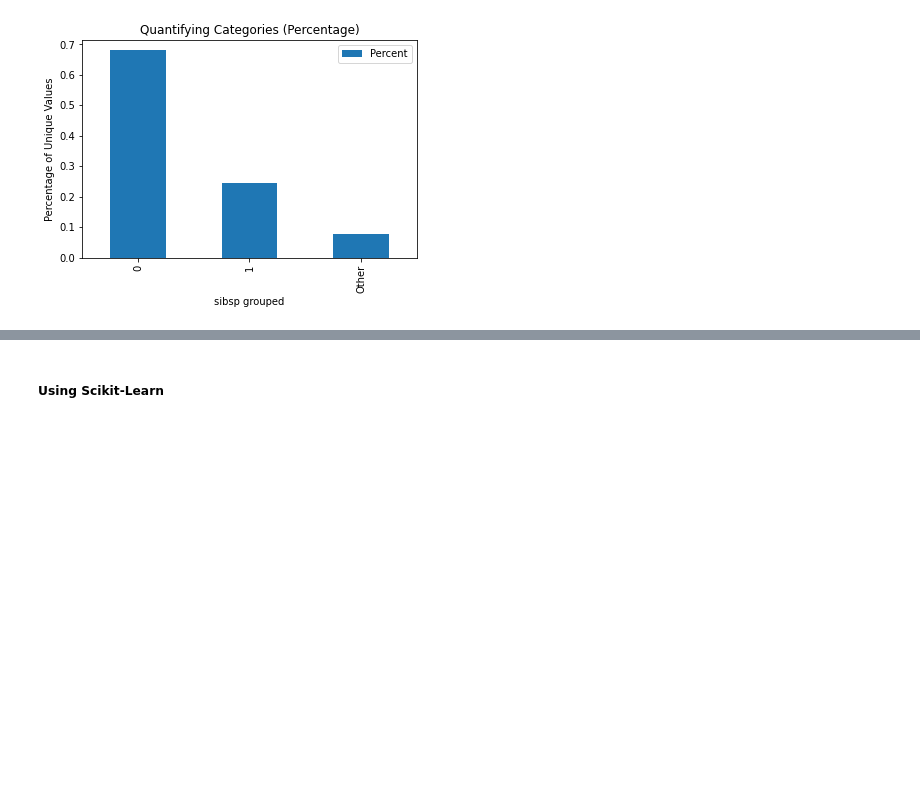
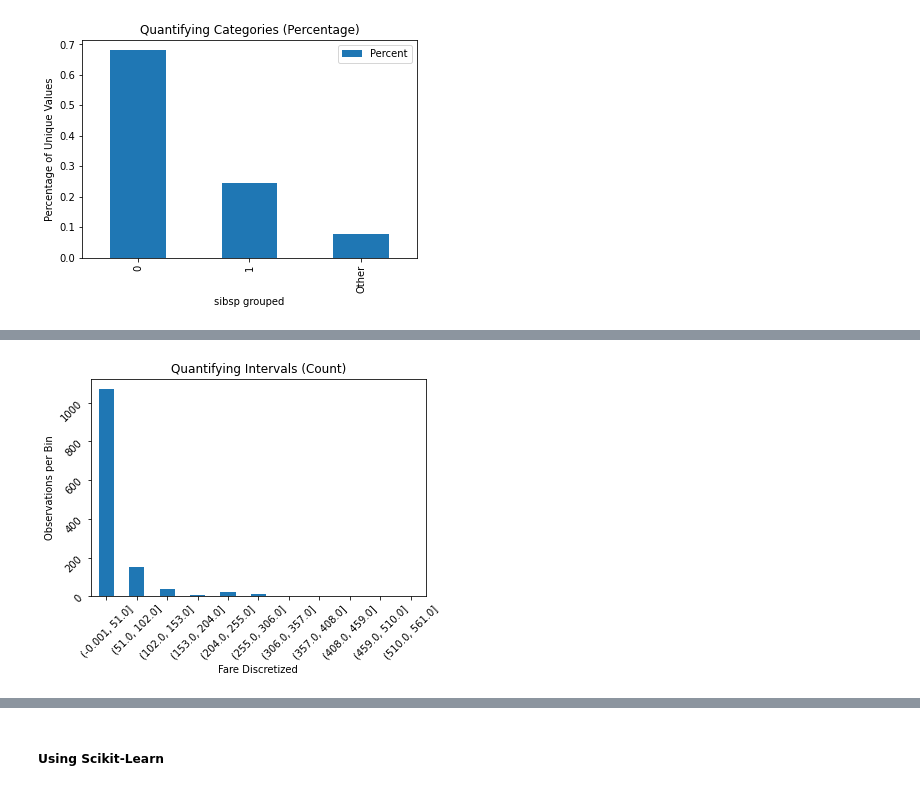
Before and after one commit to jtupitza-msft/edsp-mentoring-program, a Jupyter notebook: 04-Feature-Engineering.ipynb, the cells around one changed output, grey strips where cells are left out. Saved outputs shown, nothing was run; the diff lists cells and outputs as text; code cells hidden in the pictures; blank space fills up the shorter version.

```diff
--- a/04-Feature-Engineering.ipynb
+++ b/04-Feature-Engineering.ipynb
@@ -1204,0 +1198,9 @@ df_copy[['age','AgeGroup']].head(7).sort_values(by=['age'], ascending=True)
+# %%
+df_copy = df[numerical_cols].copy()
+
+n_bins = 10
+print("Number of Bins: ", n_bins)
+
+fare_range = df_copy['fare'].max() - df_copy['fare'].min()
+print("Range: ", fare_range)
+print("Bin Width: ", fare_range/n_bins)
@@ -1204,0 +1211,9 @@ df_copy[['age','AgeGroup']].head(7).sort_values(by=['age'], ascending=True)
+# %%
+min_fare = int(np.floor(df_copy.fare.min()))
+max_fare = int(np.ceil(df_copy.fare.max()))
+
+interval_width = int(fare_range / n_bins)
+print(f"Min Fare: {min_fare} | Max Fare: {max_fare} | Width of Intervals: {interval_width} ")
+
+intervals = [i for i in range(min_fare, max_fare + interval_width, interval_width)]
+print("Intervals: ", intervals)
@@ -1204,0 +1223,3 @@ df_copy[['age','AgeGroup']].head(7).sort_values(by=['age'], ascending=True)
+# %%
+df_copy['fare_disc'] = pd.cut(x=df_copy.fare, bins=intervals, include_lowest=True)
+display(df_copy[['fare', 'fare_disc']].head())
@@ -1204,0 +1248,10 @@ df_copy[['age','AgeGroup']].head(7).sort_values(by=['age'], ascending=True)
+# %%
+df_copy.groupby('fare_disc')['fare'].count().plot.bar(figsize=(6,4))
+plt.yticks(rotation=45)
+plt.xticks(rotation=45)
+plt.ylabel('Observations per Bin')
+plt.xlabel('Fare Discretized')
+plt.title('Quantifying Intervals (Count)')
+plt.show()
+# %% [output]
+[figure, added]
```
Also changed, not shown: parts of 29 cells of this notebook.
